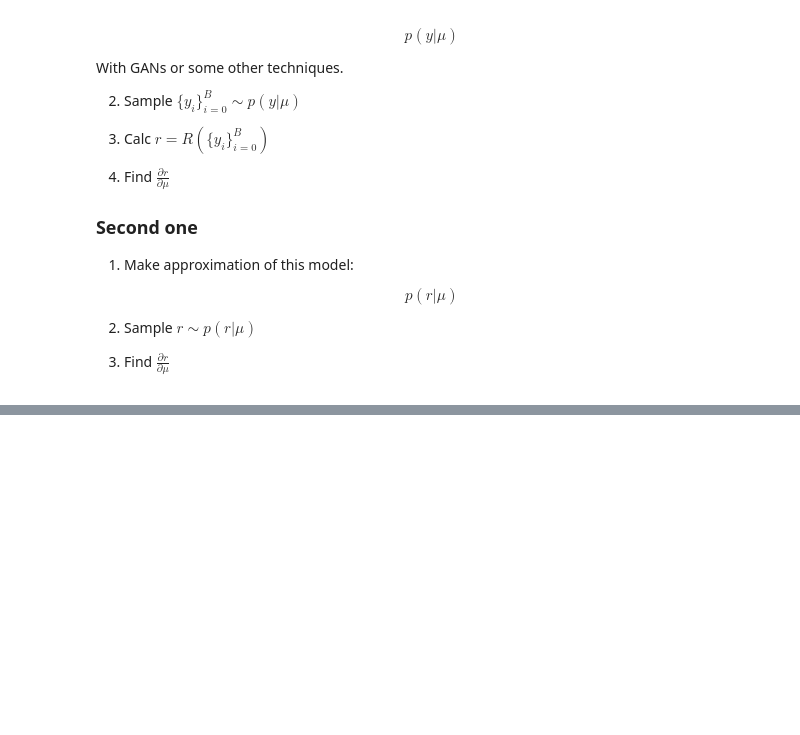
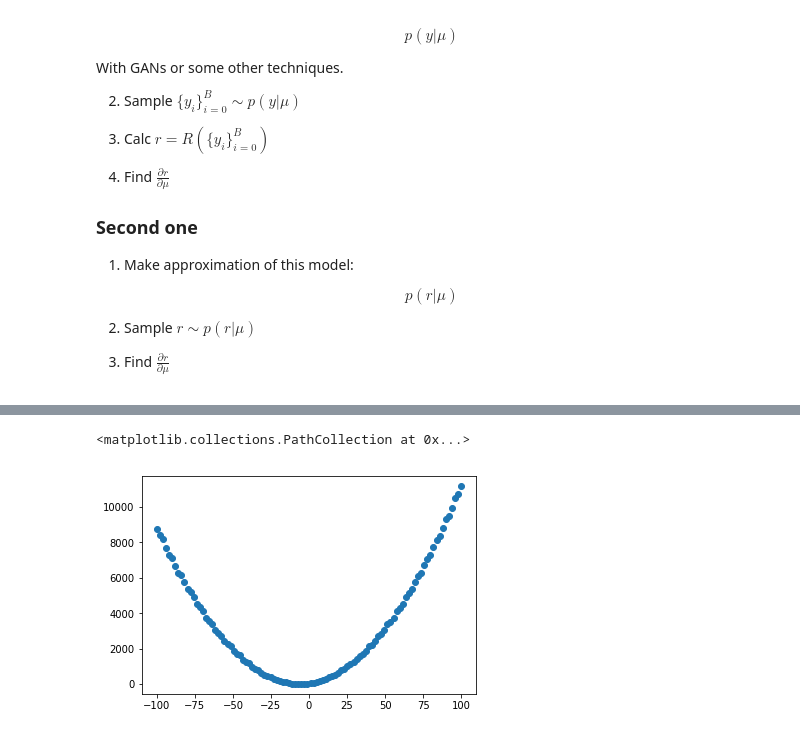
Before and after one commit to SchattenGenie/diff-surrogate, a Jupyter notebook: model.ipynb, the cells around one changed output, grey strips where cells are left out. Cells and saved outputs as stored; diff of their text form; code cells hidden in the pictures; blank space fills up the shorter version.

```diff
--- a/model.ipynb
+++ b/model.ipynb
@@ -152,0 +157,12 @@ plt.scatter(mus, rs)
+# %%
+rs = []
+xs = np.linspace(-100, 100, 100)
+for x in tqdm.tqdm(xs):
+    y_sampler.make_condition_sample({'X': torch.tensor(x)})
+    samples = torch.stack([y_sampler.condition_sample() for _ in range(1000)])
+    rs.append(R(samples).item())
+# %%
+plt.scatter(mus, rs)
+# %% [output]
+<matplotlib.collections.PathCollection at 0x...>
+[figure, added]
```
Also changed, not shown: parts of 26 cells of this notebook.
